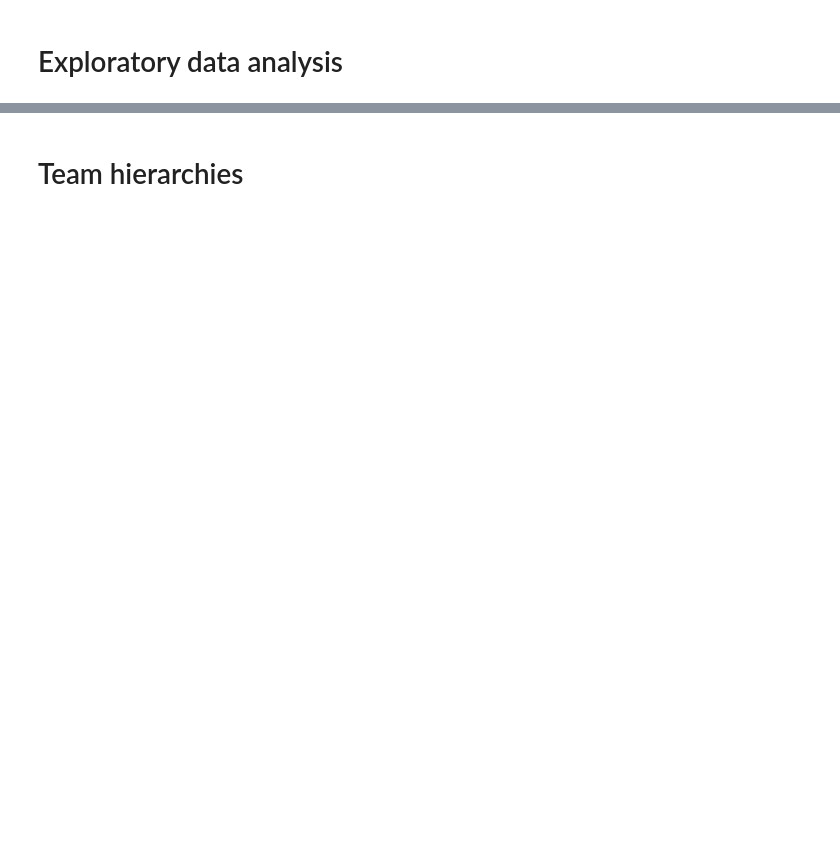
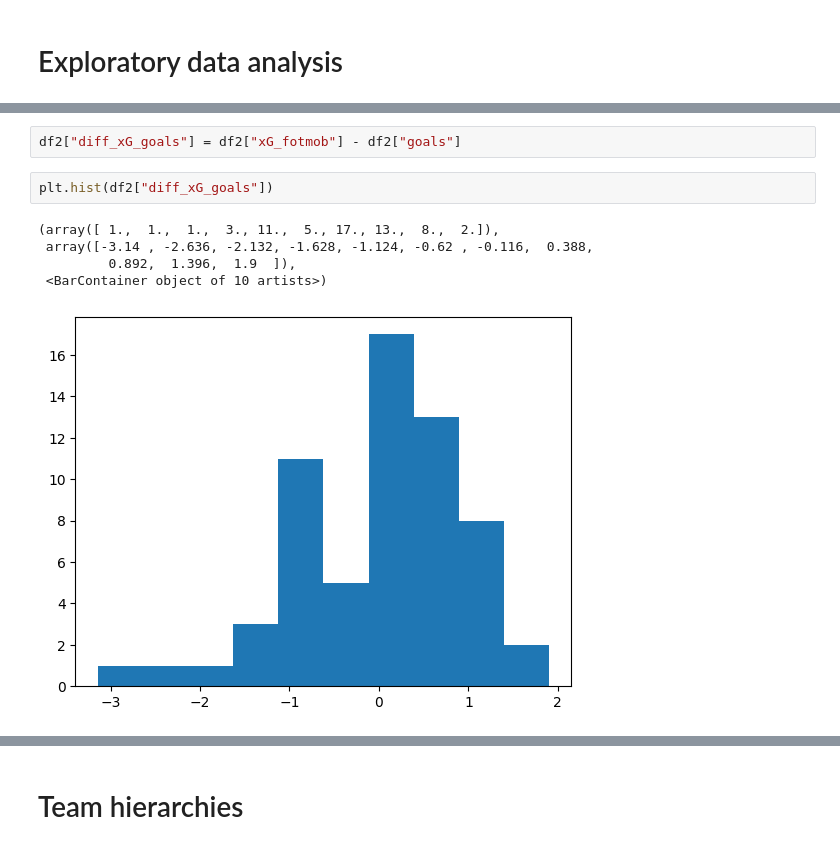
Before and after one commit to paulinagorska-pro/passing_network, a Jupyter notebook: analyses.ipynb, the cells around one changed output, grey strips where cells are left out. Saved outputs shown, nothing was run; the diff lists cells and outputs as text; blank space fills up the shorter version.

```diff
--- a/analyses.ipynb
+++ b/analyses.ipynb
@@ -14,0 +73,10 @@ folder = Path("/Users/user/Dropbox/passing_network")
+# %%
+df2["diff_xG_goals"] = df2["xG_fotmob"] - df2["goals"]
+# %%
+plt.hist(df2["diff_xG_goals"])
+# %% [output]
+(array([ 1.,  1.,  1.,  3., 11.,  5., 17., 13.,  8.,  2.]),
+ array([-3.14 , -2.636, -2.132, -1.628, -1.124, -0.62 , -0.116,  0.388,
+         0.892,  1.396,  1.9  ]),
+ <BarContainer object of 10 artists>)
+[figure, added]
```
Also changed, not shown: parts of 74 cells of this notebook, 1 other file.
